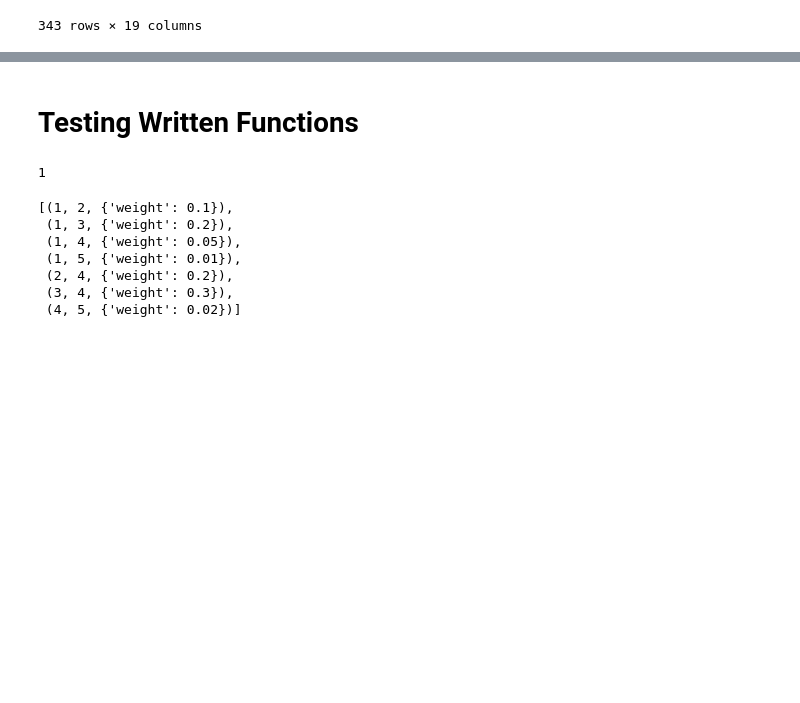
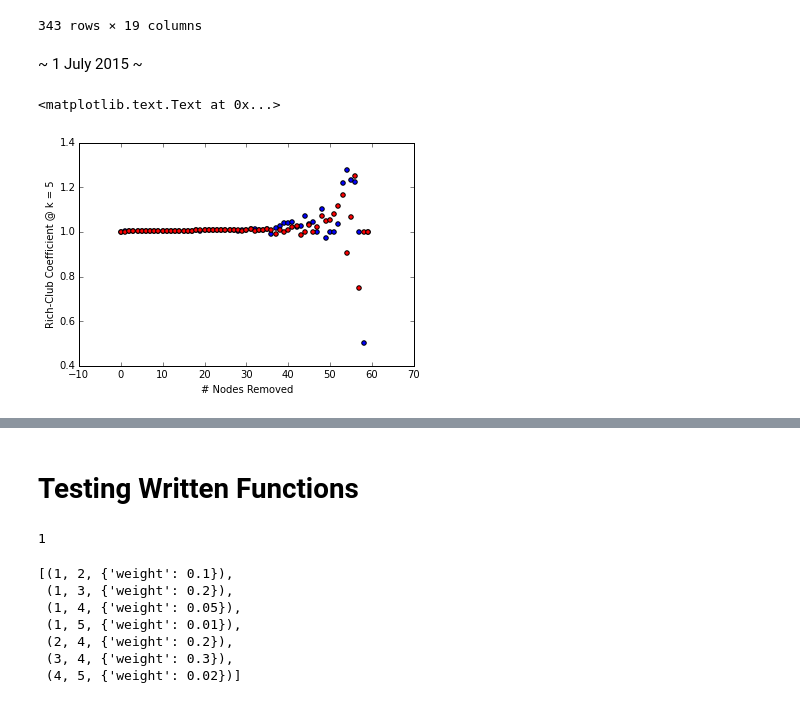
Before and after one commit to dinodigma/research, a Jupyter notebook: surf/lesion_simulation.ipynb, the cells around one changed output, grey strips where cells are left out. Cells and saved outputs as stored; diff of their text form; code cells hidden in the pictures; blank space fills up the shorter version.

Commit message:
2July15

```diff
--- a/surf/lesion_simulation.ipynb
+++ b/surf/lesion_simulation.ipynb
@@ -274,6 +274,23 @@ plt.ylabel('Integration')
 # %% [output]
 <matplotlib.text.Text at 0x...>
 [figure]
+# %%
+# Integration = Modularity / Efficiency
+integ_pos, integ_neg, integ_null = [], [], []
+
+# Plot Integrations
+fig = plt.figure()
+ax = fig.add_subplot(111)
+
+rc = run_s
+
+# Run simulation with E4 Positive Subjects
+ax.scatter(range(len(integ_pos)), integ_pos, c = 'b')
+ax.scatter(range(len(integ_neg)), integ_neg, c = 'r')
+#ax.scatter(range(len(inte_null)), integ_null, c = 'g')
+
+plt.xlabel('# Nodes Removed')
+plt.ylabel('Integration')
 # %% [markdown]
 Run Simulation with E4 Positive/Negative Subgroups
 ===========================
@@ -470,3 +487,5 @@ subject_summary
 | 341 | B14-314_2014-12-19 | B14-314 | 1987-12-06 | 27 | M | 16 | NaN | 1.5T | 2.20 | 185 | ... |
 | 342 | B93-222_2010-06-02 | B93-222 | 1934-07-31 | 75 | F | 17 | 1 | 1.5T | 2.20 | 185 | ... |
 343 rows × 19 columns
+# %% [markdown]
+~ 1 July 2015 ~
@@ -472,0 +541,24 @@ subject_summary
+# %%
+# Modify the PiB Correlation Matrix in order to be able to use nx.shortest_path_length
+invpibmat = -1.0 * pibmat + 1.0
+invpibnet = nx.from_numpy_matrix(invpibmat)
+inp_fnet_neg, inp_fnet_pos, inp_pnet = fnet_neg.copy(), fnet_pos.copy(), invpibnet.copy()
+
+# Run Simulation
+fivep, tenp, fifteenp, twentyp, twenty_fivep = run_simulation_rc(inp_fnet_pos, inp_pnet, seed, 60)
+fiven, tenn, fifteenn, twentyn, twenty_fiven = run_simulation_rc(inp_fnet_neg, inp_pnet, seed, 60)
+
+# Plot Rich Club Values
+fig = plt.figure()
+ax = fig.add_subplot(111)
+
+
+ax.scatter(range(len(fivep)), fivep, c = 'b')
+ax.scatter(range(len(fiven)), fiven, c = 'r')
+#ax.scatter(range(len(enull)), enull, c = 'g')
+
+plt.xlabel('# Nodes Removed')
+plt.ylabel('Rich-Club Coefficient @ k = 5')
+# %% [output]
+<matplotlib.text.Text at 0x...>
+[figure, added]
```
Also changed, not shown: parts of 8 cells of this notebook, 2 other files.
